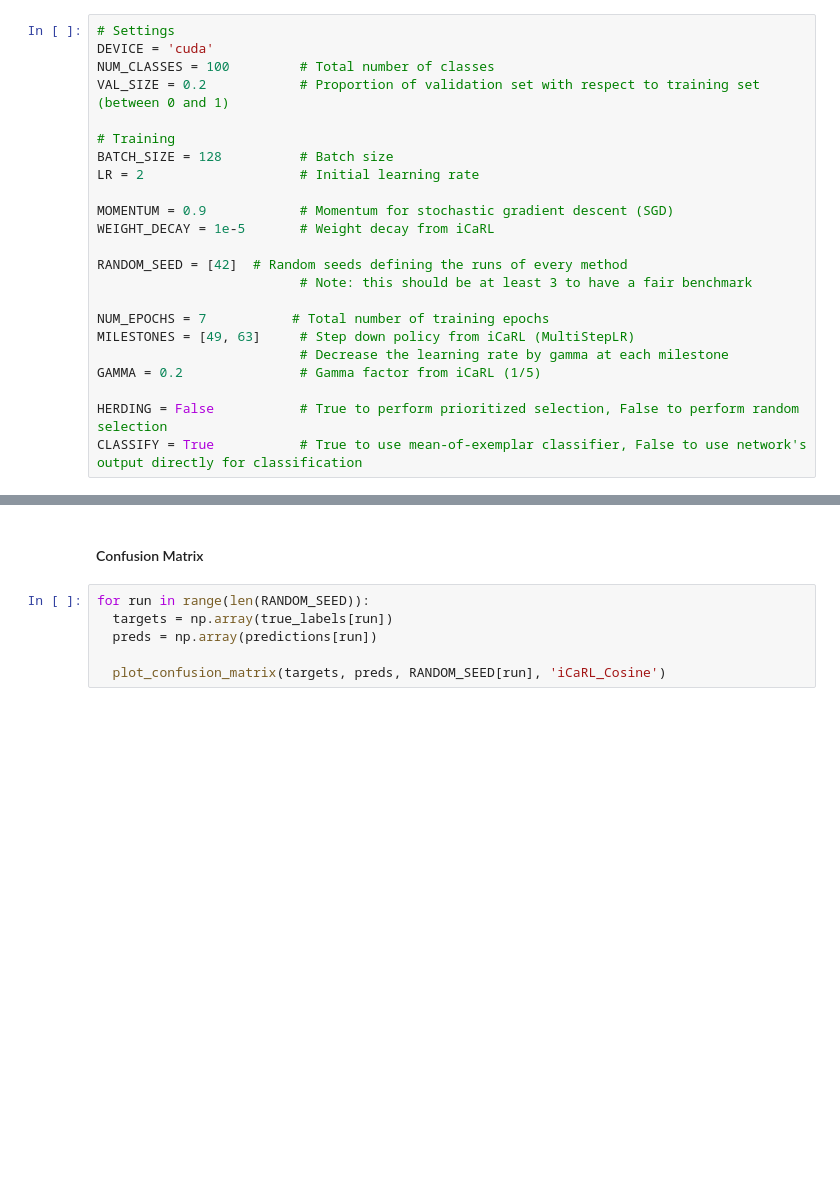
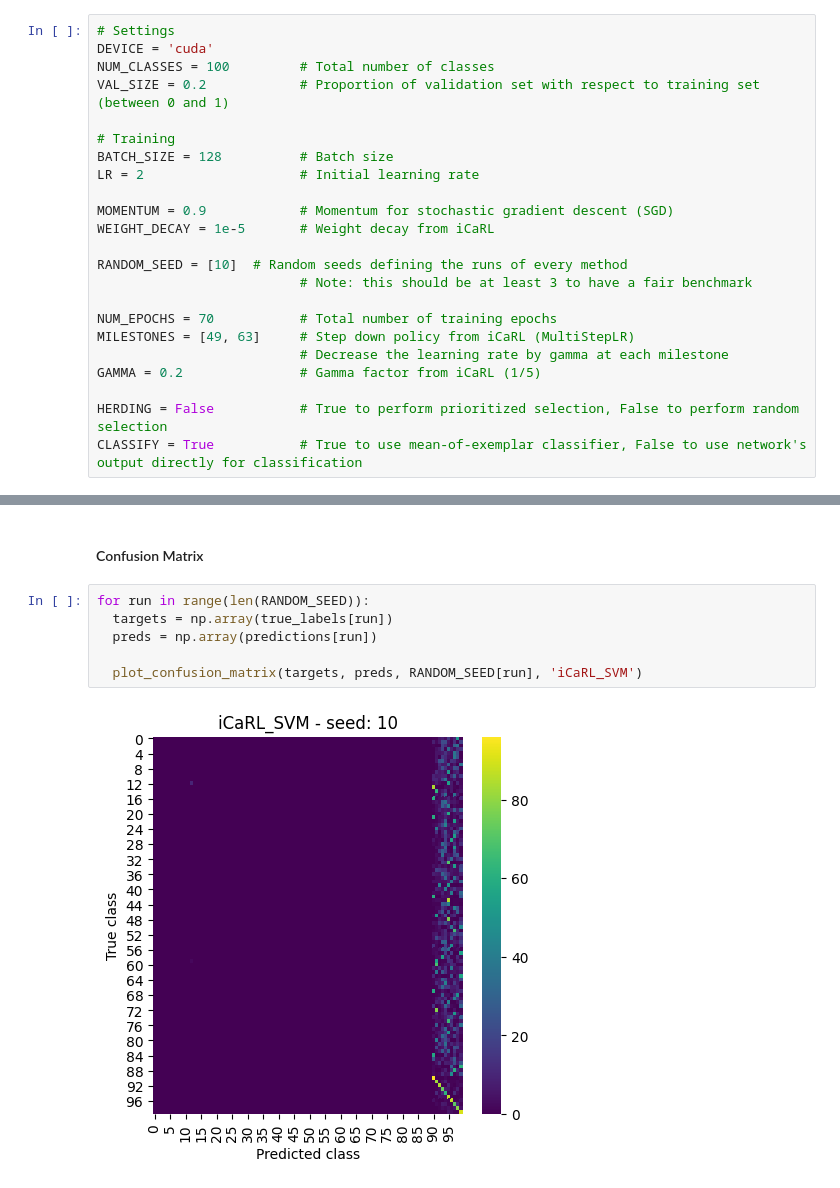
Before and after one commit to antonioalbanese/ProjectMLDL, a Jupyter notebook: classifiers/iCaRL-v1_3_0-SVM.ipynb, the cells around one changed output, grey strips where cells are left out. Cells and saved outputs as stored; diff of their text form; blank space fills up the shorter version.

```diff
--- a/classifiers/iCaRL-v1_3_0-SVM.ipynb
+++ b/classifiers/iCaRL-v1_3_0-SVM.ipynb
@@ -97,10 +97,10 @@ LR = 2                    # Initial learning rate
 MOMENTUM = 0.9            # Momentum for stochastic gradient descent (SGD)
 WEIGHT_DECAY = 1e-5       # Weight decay from iCaRL
 
-RANDOM_SEED = [42]  # Random seeds defining the runs of every method
+RANDOM_SEED = [10]  # Random seeds defining the runs of every method
                           # Note: this should be at least 3 to have a fair benchmark
 
-NUM_EPOCHS = 7           # Total number of training epochs
+NUM_EPOCHS = 70           # Total number of training epochs
 MILESTONES = [49, 63]     # Step down policy from iCaRL (MultiStepLR)
                           # Decrease the learning rate by gamma at each milestone
 GAMMA = 0.2               # Gamma factor from iCaRL (1/5)
@@ -459,6 +534,8 @@ plot_test_accuracies(test_accuracy_stats)
 # %%
 for run in range(len(RANDOM_SEED)):
   targets = np.array(true_labels[run])
   preds = np.array(predictions[run])
 
-  plot_confusion_matrix(targets, preds, RANDOM_SEED[run], 'iCaRL_Cosine')
+  plot_confusion_matrix(targets, preds, RANDOM_SEED[run], 'iCaRL_SVM')
+# %% [output]
+[figure, added]
```
Also changed, not shown: parts of 9 cells of this notebook.
